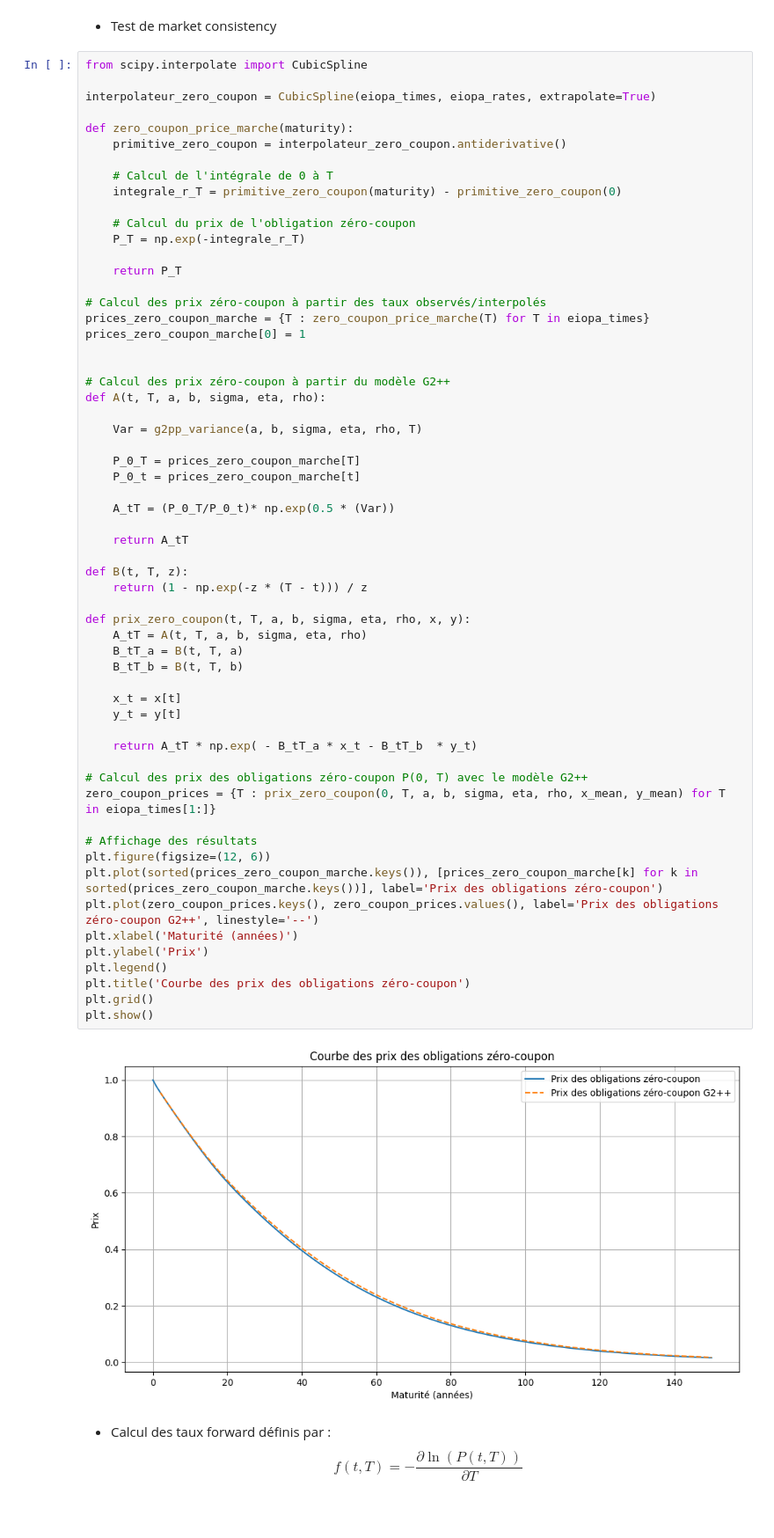
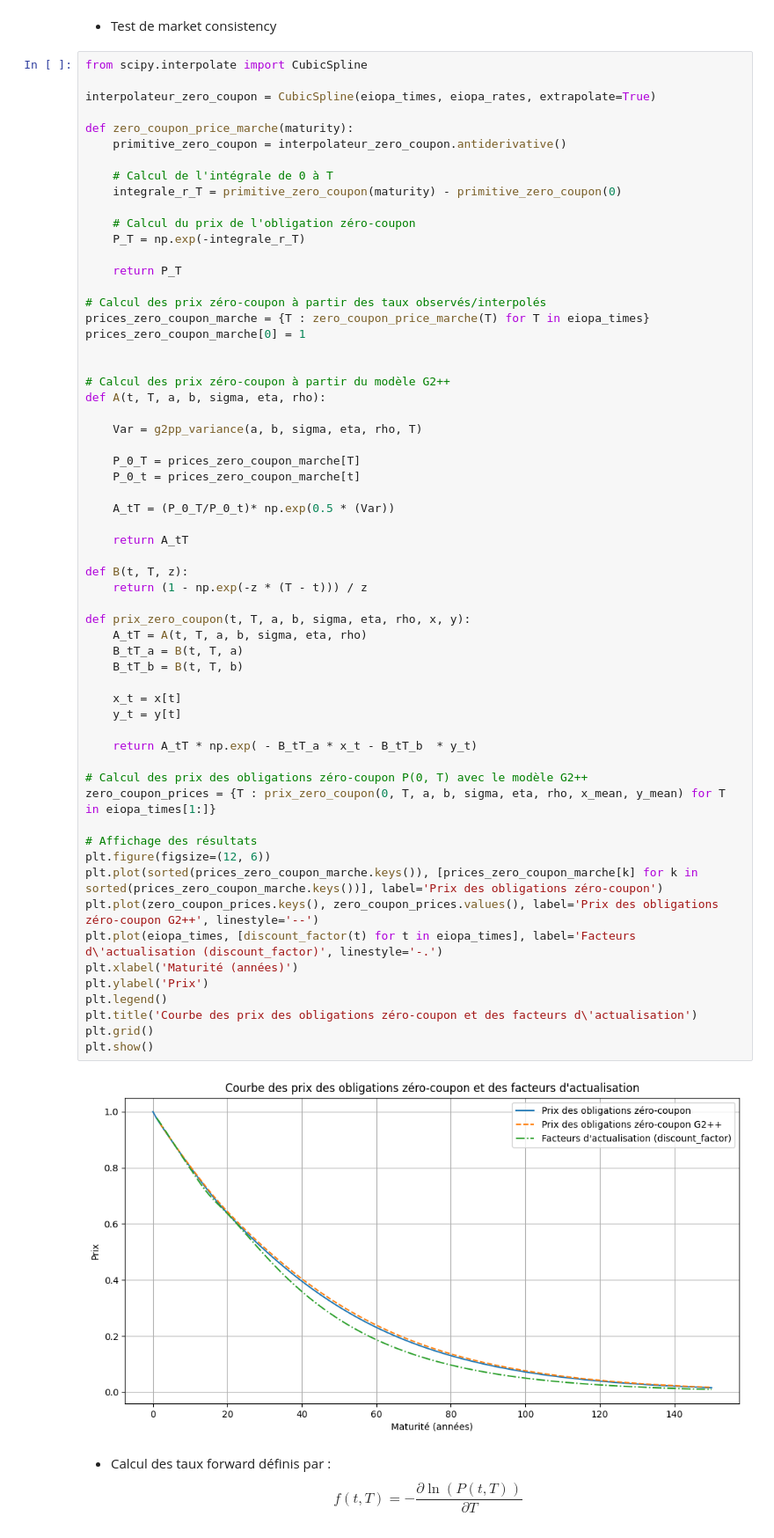
Before and after one commit to massine-djn/StatApp_GSE, a Jupyter notebook: main.ipynb, the cells around one changed output. Shown at 88% size. Cells and saved outputs as stored; diff of their text form.

```diff
--- a/main.ipynb
+++ b/main.ipynb
@@ -564,35 +564,36 @@ def A(t, T, a, b, sigma, eta, rho):
     A_tT = (P_0_T/P_0_t)* np.exp(0.5 * (Var))
 
     return A_tT
 
 def B(t, T, z):
     return (1 - np.exp(-z * (T - t))) / z
 
 def prix_zero_coupon(t, T, a, b, sigma, eta, rho, x, y):
     A_tT = A(t, T, a, b, sigma, eta, rho)
     B_tT_a = B(t, T, a)
     B_tT_b = B(t, T, b)
 
     x_t = x[t]
     y_t = y[t]
 
     return A_tT * np.exp( - B_tT_a * x_t - B_tT_b  * y_t)
 
 # Calcul des prix des obligations zéro-coupon P(0, T) avec le modèle G2++
 zero_coupon_prices = {T : prix_zero_coupon(0, T, a, b, sigma, eta, rho, x_mean, y_mean) for T in eiopa_times[1:]}
 
 # Affichage des résultats
 plt.figure(figsize=(12, 6))
 plt.plot(sorted(prices_zero_coupon_marche.keys()), [prices_zero_coupon_marche[k] for k in sorted(prices_zero_coupon_marche.keys())], label='Prix des obligations zéro-coupon')
 plt.plot(zero_coupon_prices.keys(), zero_coupon_prices.values(), label='Prix des obligations zéro-coupon G2++', linestyle='--')
+plt.plot(eiopa_times, [discount_factor(t) for t in eiopa_times], label='Facteurs d\'actualisation (discount_factor)', linestyle='-.')
 plt.xlabel('Maturité (années)')
 plt.ylabel('Prix')
 plt.legend()
-plt.title('Courbe des prix des obligations zéro-coupon')
+plt.title('Courbe des prix des obligations zéro-coupon et des facteurs d\'actualisation')
 plt.grid()
 plt.show()
 # %% [output]
-[figure, old version]
+[figure, new version]
 # %% [markdown]
 - Calcul des taux forward définis par :
 $$
```
Also changed, not shown: parts of 10 cells of this notebook.
